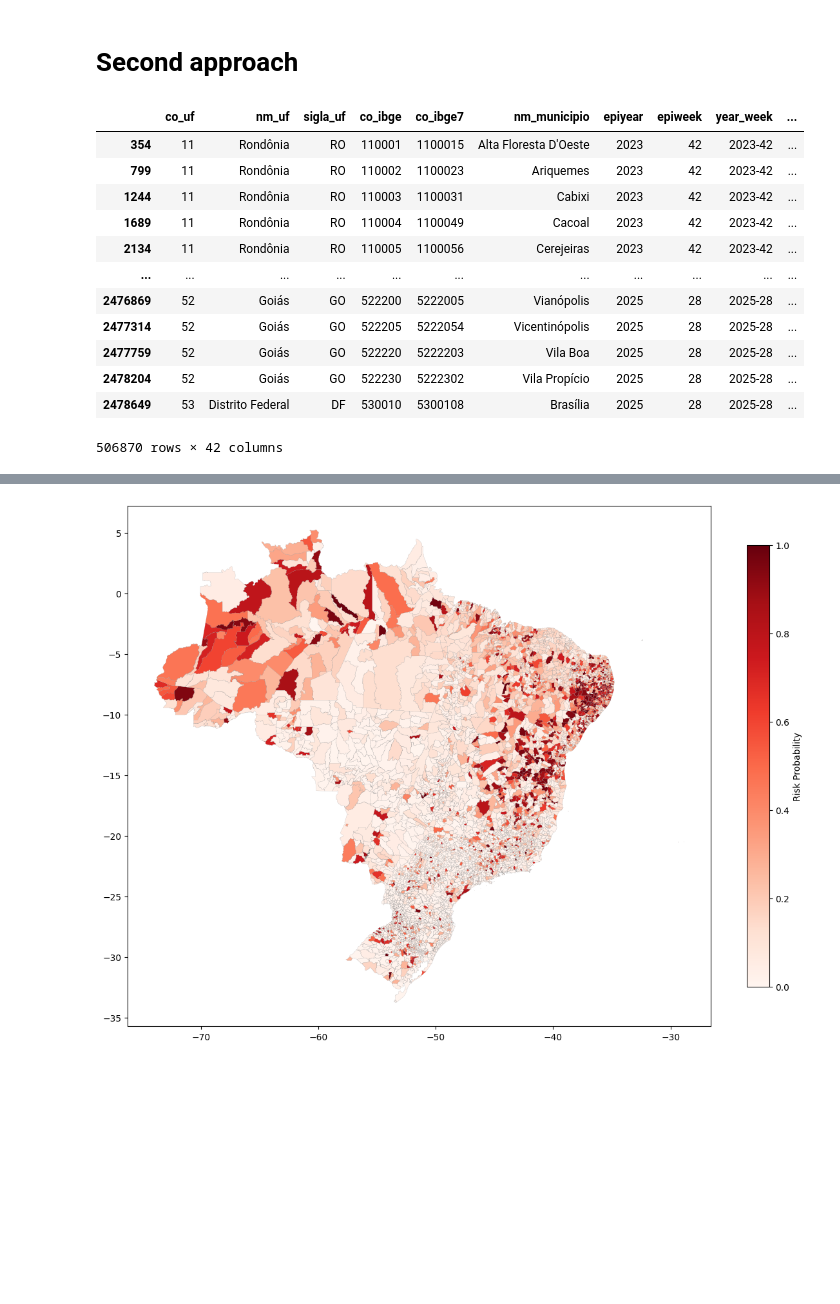
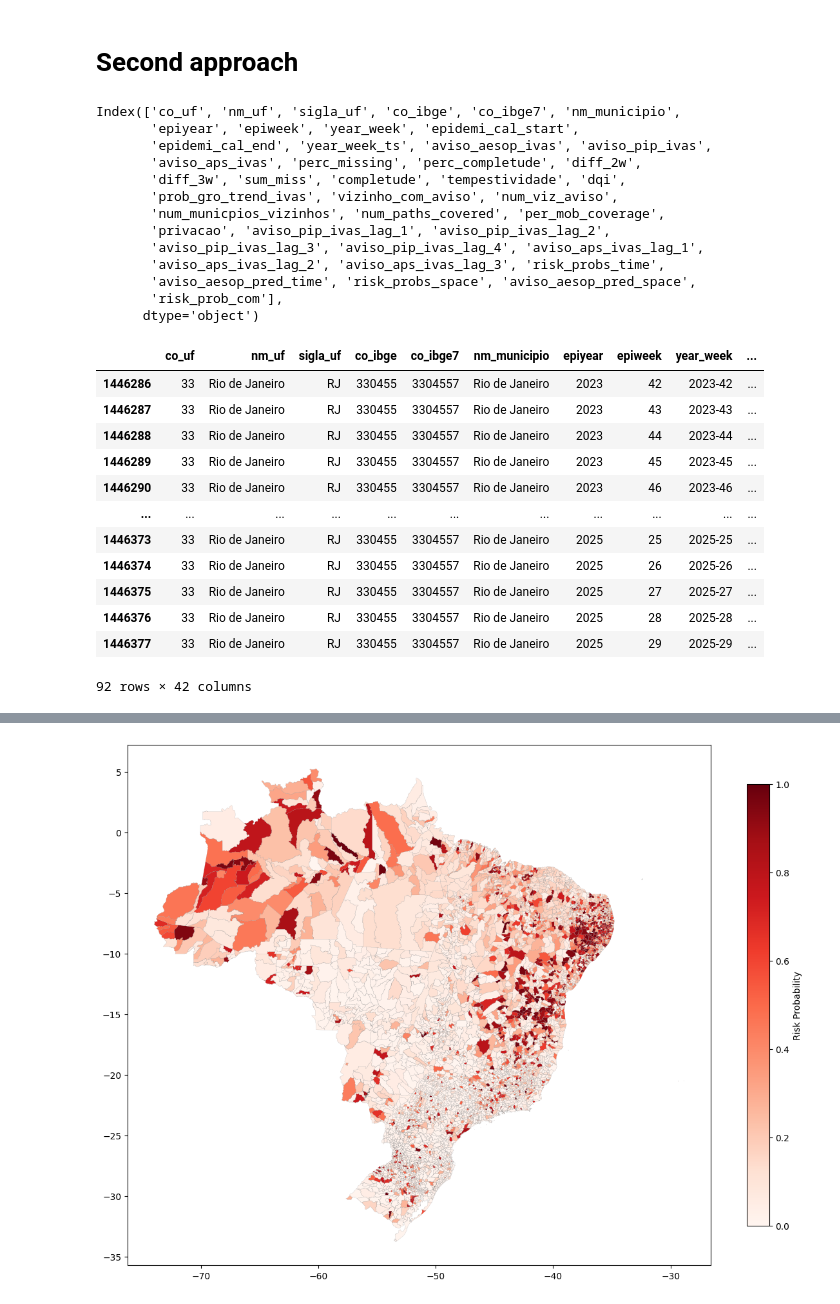
Before and after one commit to Julian-sun/IDEA_model, a Jupyter notebook: warning_classification.ipynb, the cells around one changed output, grey strips where cells are left out. Cells and saved outputs as stored; diff of their text form; code cells hidden in the pictures; blank space fills up the shorter version.

```diff
--- a/warning_classification.ipynb
+++ b/warning_classification.ipynb
@@ -285,18 +303,34 @@ final_result2 = pd.concat(lst)
 # %%
 final_result2 = final_result2.assign(risk_prob_com = final_result2['risk_probs_time']*final_result2['risk_probs_space'])
 # %%
-final_result2
+final_result2.columns
 # %% [output]
-|  | co_uf | nm_uf | sigla_uf | co_ibge | co_ibge7 | nm_municipio | epiyear | epiweek | year_week | ... |
-| 354 | 11 | Rondônia | RO | 110001 | 1100015 | Alta Floresta D'Oeste | 2023 | 42 | 2023-42 | ... |
-| 799 | 11 | Rondônia | RO | 110002 | 1100023 | Ariquemes | 2023 | 42 | 2023-42 | ... |
-| 1244 | 11 | Rondônia | RO | 110003 | 1100031 | Cabixi | 2023 | 42 | 2023-42 | ... |
-| 1689 | 11 | Rondônia | RO | 110004 | 1100049 | Cacoal | 2023 | 42 | 2023-42 | ... |
-| 2134 | 11 | Rondônia | RO | 110005 | 1100056 | Cerejeiras | 2023 | 42 | 2023-42 | ... |
-| ... | ... | ... | ... | ... | ... | ... | ... | ... | ... | ... |
-| 2476869 | 52 | Goiás | GO | 522200 | 5222005 | Vianópolis | 2025 | 28 | 2025-28 | ... |
-| 2477314 | 52 | Goiás | GO | 522205 | 5222054 | Vicentinópolis | 2025 | 28 | 2025-28 | ... |
-| 2477759 | 52 | Goiás | GO | 522220 | 5222203 | Vila Boa | 2025 | 28 | 2025-28 | ... |
-| 2478204 | 52 | Goiás | GO | 522230 | 5222302 | Vila Propício | 2025 | 28 | 2025-28 | ... |
-| 2478649 | 53 | Distrito Federal | DF | 530010 | 5300108 | Brasília | 2025 | 28 | 2025-28 | ... |
-506870 rows × 42 columns
+Index(['co_uf', 'nm_uf', 'sigla_uf', 'co_ibge', 'co_ibge7', 'nm_municipio',
+       'epiyear', 'epiweek', 'year_week', 'epidemi_cal_start',
+       'epidemi_cal_end', 'year_week_ts', 'aviso_aesop_ivas', 'aviso_pip_ivas',
+       'aviso_aps_ivas', 'perc_missing', 'perc_completude', 'diff_2w',
+       'diff_3w', 'sum_miss', 'completude', 'tempestividade', 'dqi',
+       'prob_gro_trend_ivas', 'vizinho_com_aviso', 'num_viz_aviso',
+       'num_municpios_vizinhos', 'num_paths_covered', 'per_mob_coverage',
+       'privacao', 'aviso_pip_ivas_lag_1', 'aviso_pip_ivas_lag_2',
+       'aviso_pip_ivas_lag_3', 'aviso_pip_ivas_lag_4', 'aviso_aps_ivas_lag_1',
+       'aviso_aps_ivas_lag_2', 'aviso_aps_ivas_lag_3', 'risk_probs_time',
+       'aviso_aesop_pred_time', 'risk_probs_space', 'aviso_aesop_pred_space',
+       'risk_prob_com'],
+      dtype='object')
+# %%
+final_result2[final_result2.nm_municipio == 'Rio de Janeiro']
+# %% [output]
+|  | co_uf | nm_uf | sigla_uf | co_ibge | co_ibge7 | nm_municipio | epiyear | epiweek | year_week | ... |
+| 1446286 | 33 | Rio de Janeiro | RJ | 330455 | 3304557 | Rio de Janeiro | 2023 | 42 | 2023-42 | ... |
+| 1446287 | 33 | Rio de Janeiro | RJ | 330455 | 3304557 | Rio de Janeiro | 2023 | 43 | 2023-43 | ... |
+| 1446288 | 33 | Rio de Janeiro | RJ | 330455 | 3304557 | Rio de Janeiro | 2023 | 44 | 2023-44 | ... |
+| 1446289 | 33 | Rio de Janeiro | RJ | 330455 | 3304557 | Rio de Janeiro | 2023 | 45 | 2023-45 | ... |
+| 1446290 | 33 | Rio de Janeiro | RJ | 330455 | 3304557 | Rio de Janeiro | 2023 | 46 | 2023-46 | ... |
+| ... | ... | ... | ... | ... | ... | ... | ... | ... | ... | ... |
+| 1446373 | 33 | Rio de Janeiro | RJ | 330455 | 3304557 | Rio de Janeiro | 2025 | 25 | 2025-25 | ... |
+| 1446374 | 33 | Rio de Janeiro | RJ | 330455 | 3304557 | Rio de Janeiro | 2025 | 26 | 2025-26 | ... |
+| 1446375 | 33 | Rio de Janeiro | RJ | 330455 | 3304557 | Rio de Janeiro | 2025 | 27 | 2025-27 | ... |
+| 1446376 | 33 | Rio de Janeiro | RJ | 330455 | 3304557 | Rio de Janeiro | 2025 | 28 | 2025-28 | ... |
+| 1446377 | 33 | Rio de Janeiro | RJ | 330455 | 3304557 | Rio de Janeiro | 2025 | 29 | 2025-29 | ... |
+92 rows × 42 columns
```
Also changed, not shown: parts of 9 cells of this notebook, 1 other file.
